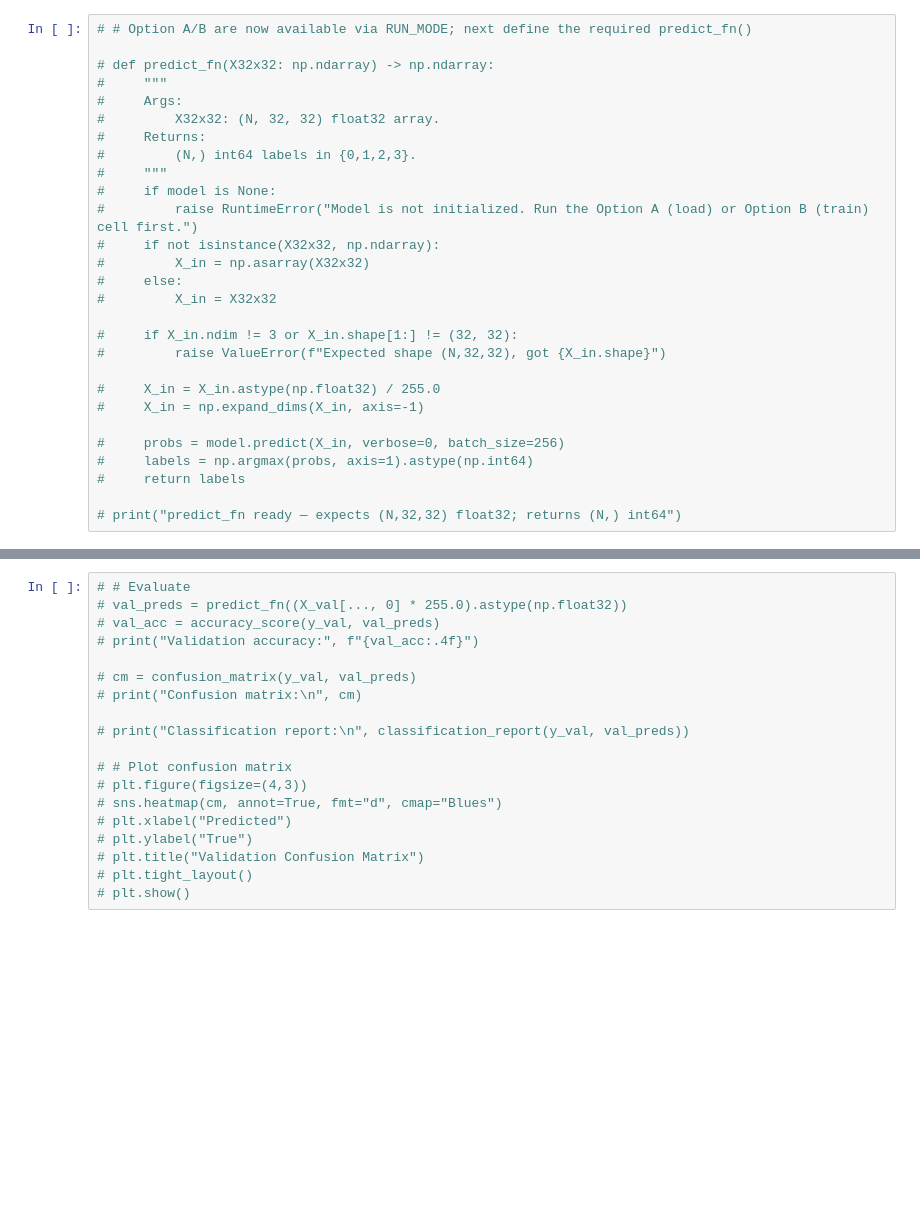
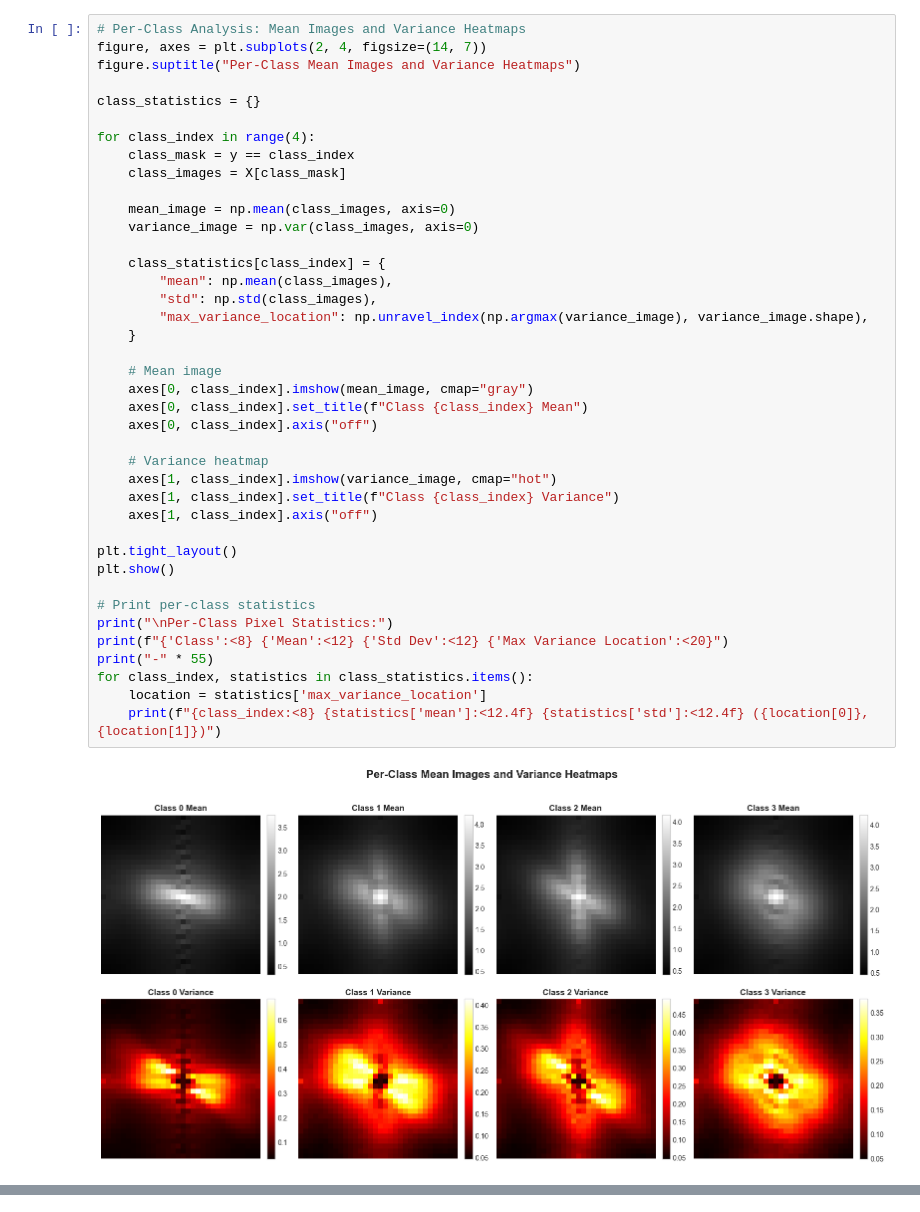
Before and after one commit to NghiaNguyen170192/cosc3007-deep-learning, a Jupyter notebook: assignments/Assignment-01-DUE-2025-12-06/submission_s3343711.ipynb, the cells around one changed output, grey strips where cells are left out. Drawn from its saved outputs; the diff is of its cells as text; blank space fills up the shorter version.

```diff
--- a/assignments/Assignment-01-DUE-2025-12-06/submission_s3343711.ipynb
+++ b/assignments/Assignment-01-DUE-2025-12-06/submission_s3343711.ipynb
@@ -146,28 +122,42 @@ y
 # %%
-# # Option A/B are now available via RUN_MODE; next define the required predict_fn()
+# Per-Class Analysis: Mean Images and Variance Heatmaps
+figure, axes = plt.subplots(2, 4, figsize=(14, 7))
+figure.suptitle("Per-Class Mean Images and Variance Heatmaps")
 
-# def predict_fn(X32x32: np.ndarray) -> np.ndarray:
-#     """
-#     Args:
-#         X32x32: (N, 32, 32) float32 array.
-#     Returns:
-#         (N,) int64 labels in {0,1,2,3}.
-#     """
-#     if model is None:
-#         raise RuntimeError("Model is not initialized. Run the Option A (load) or Option B (train) cell first.")
-#     if not isinstance(X32x32, np.ndarray):
-#         X_in = np.asarray(X32x32)
-#     else:
-#         X_in = X32x32
+class_statistics = {}
 
-#     if X_in.ndim != 3 or X_in.shape[1:] != (32, 32):
-#         raise ValueError(f"Expected shape (N,32,32), got {X_in.shape}")
+for class_index in range(4):
+    class_mask = y == class_index
+    class_images = X[class_mask]
 
-#     X_in = X_in.astype(np.float32) / 255.0
-#     X_in = np.expand_dims(X_in, axis=-1)
+    mean_image = np.mean(class_images, axis=0)
+    variance_image = np.var(class_images, axis=0)
 
-#     probs = model.predict(X_in, verbose=0, batch_size=256)
-#     labels = np.argmax(probs, axis=1).astype(np.int64)
-#     return labels
+    class_statistics[class_index] = {
+        "mean": np.mean(class_images),
+        "std": np.std(class_images),
+        "max_variance_location": np.unravel_index(np.argmax(variance_image), variance_image.shape),
+    }
 
-# print("predict_fn ready — expects (N,32,32) float32; returns (N,) int64")
+    # Mean image
+    axes[0, class_index].imshow(mean_image, cmap="gray")
+    axes[0, class_index].set_title(f"Class {class_index} Mean")
+    axes[0, class_index].axis("off")
+
+    # Variance heatmap
+    axes[1, class_index].imshow(variance_image, cmap="hot")
+    axes[1, class_index].set_title(f"Class {class_index} Variance")
+    axes[1, class_index].axis("off")
+
+plt.tight_layout()
+plt.show()
+
+# Print per-class statistics
+print("\nPer-Class Pixel Statistics:")
+print(f"{'Class':<8} {'Mean':<12} {'Std Dev':<12} {'Max Variance Location':<20}")
+print("-" * 55)
+for class_index, statistics in class_statistics.items():
+    location = statistics['max_variance_location']
+    print(f"{class_index:<8} {statistics['mean']:<12.4f} {statistics['std']:<12.4f} ({location[0]}, {location[1]})")
+# %% [output]
+[figure, added]
@@ -174,19 +172,0 @@ y
-# %%
-# # Evaluate
-# val_preds = predict_fn((X_val[..., 0] * 255.0).astype(np.float32))
-# val_acc = accuracy_score(y_val, val_preds)
-# print("Validation accuracy:", f"{val_acc:.4f}")
-
-# cm = confusion_matrix(y_val, val_preds)
-# print("Confusion matrix:\n", cm)
-
-# print("Classification report:\n", classification_report(y_val, val_preds))
-
-# # Plot confusion matrix
-# plt.figure(figsize=(4,3))
-# sns.heatmap(cm, annot=True, fmt="d", cmap="Blues")
-# plt.xlabel("Predicted")
-# plt.ylabel("True")
-# plt.title("Validation Confusion Matrix")
-# plt.tight_layout()
-# plt.show()
```
Also changed, not shown: parts of 17 cells of this notebook, 2 other files.
